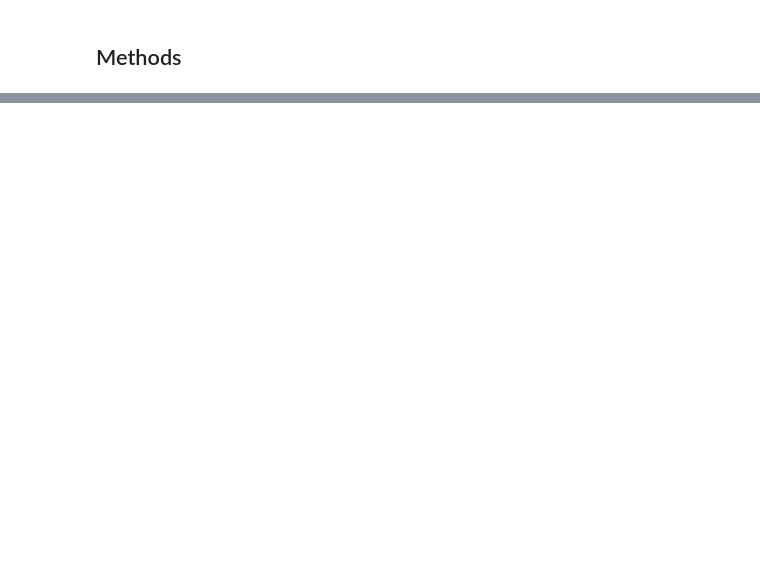
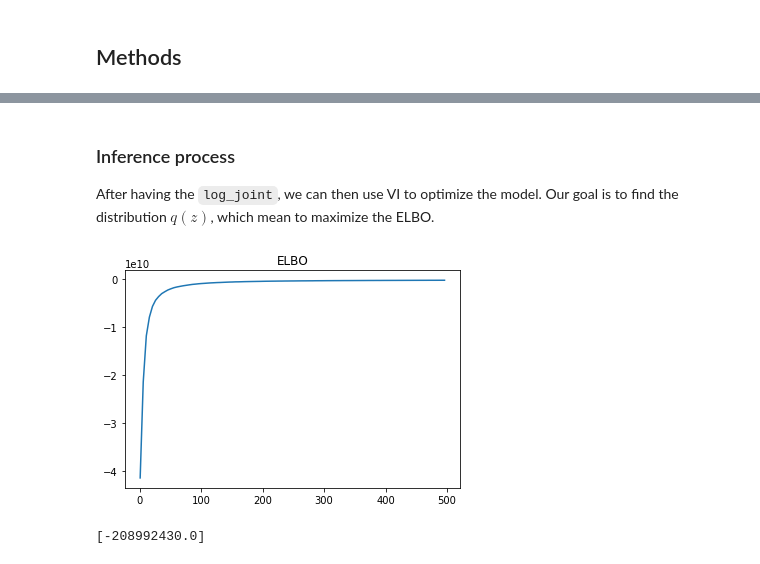
Before and after one commit to envil/plda-pmf, a Jupyter notebook: Viet_Ta_BAY2_ReportForm.ipynb, the cells around one changed output, grey strips where cells are left out. Drawn from its saved outputs; the diff is of its cells as text; code cells hidden in the pictures; blank space fills up the shorter version.

```diff
--- a/Viet_Ta_BAY2_ReportForm.ipynb
+++ b/Viet_Ta_BAY2_ReportForm.ipynb
@@ -277,0 +151,18 @@ I have achieved my goals for this project.
+# %%
+def probabilistic_matrix_factorization(data_dim, latent_dim, num_datapoints, stddv_datapoints):  # (unmodeled) data
+    w = ed.Normal(loc=tf.zeros([data_dim, latent_dim]),
+                  scale=tf.ones([data_dim, latent_dim]),
+                  name="w")  # parameter
+    z = ed.Normal(loc=tf.zeros([latent_dim, num_datapoints]),
+                  scale=tf.ones([latent_dim, num_datapoints]),
+                  name="z")  # parameter
+    x = ed.Normal(loc=tf.matmul(w, z),
+                  scale=stddv_datapoints * tf.ones([data_dim, num_datapoints]),
+                  name="x") # (modeled) data
+    return x, (w, z)
+
+
+log_joint = ed.make_log_joint_fn(probabilistic_matrix_factorization)
+# %% [markdown]
+### Inference process
+After having the `log_joint`, we can then use VI to optimize the model. Our goal is to find the distribution $q(z)$, which mean to maximize the ELBO.
@@ -277,0 +231,13 @@ I have achieved my goals for this project.
+# %%
+# print("Inferred axes:")
+# print(w_mean_inferred)
+# print("Standard Deviation:")
+# print(w_stddv_inferred)
+
+plt.plot(range(1, num_epochs, 5), t)
+plt.title('ELBO')
+plt.show()
+print(t[-1])
+# %% [output]
+[figure, added]
+[-208992430.0]
```
Also changed, not shown: parts of 26 cells of this notebook.
